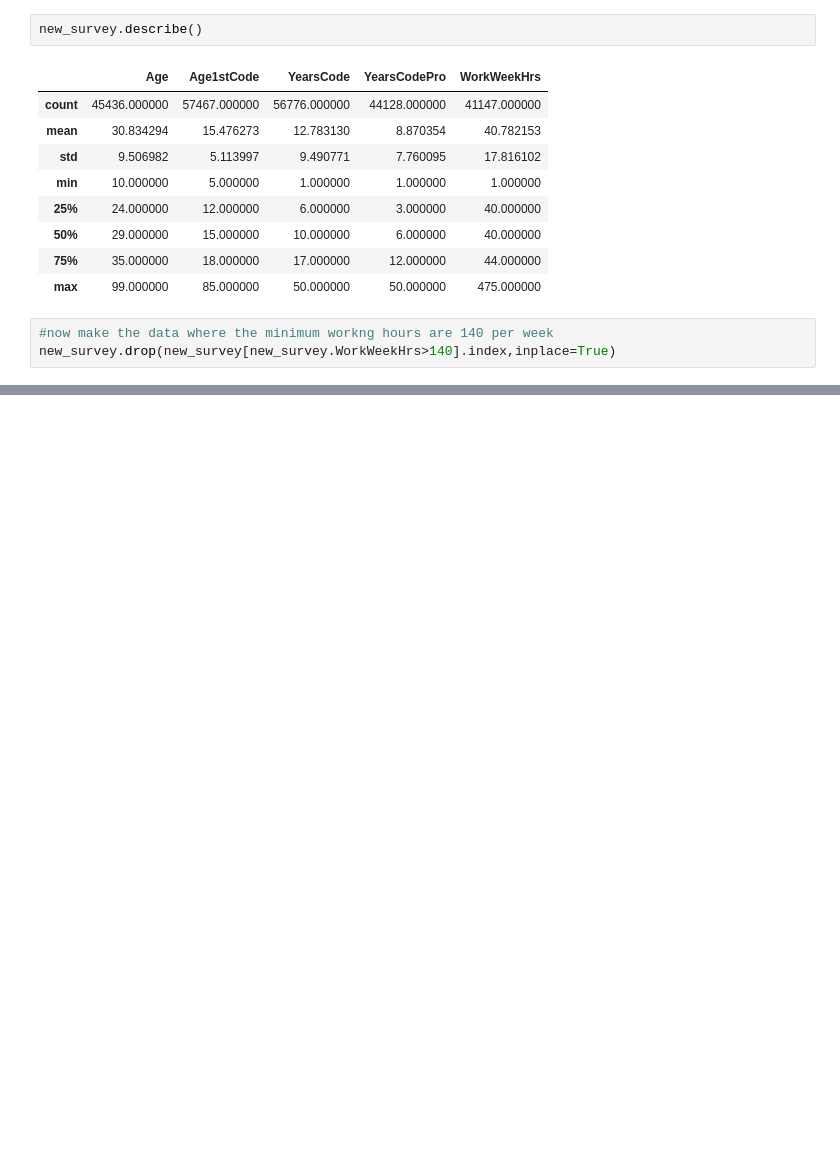
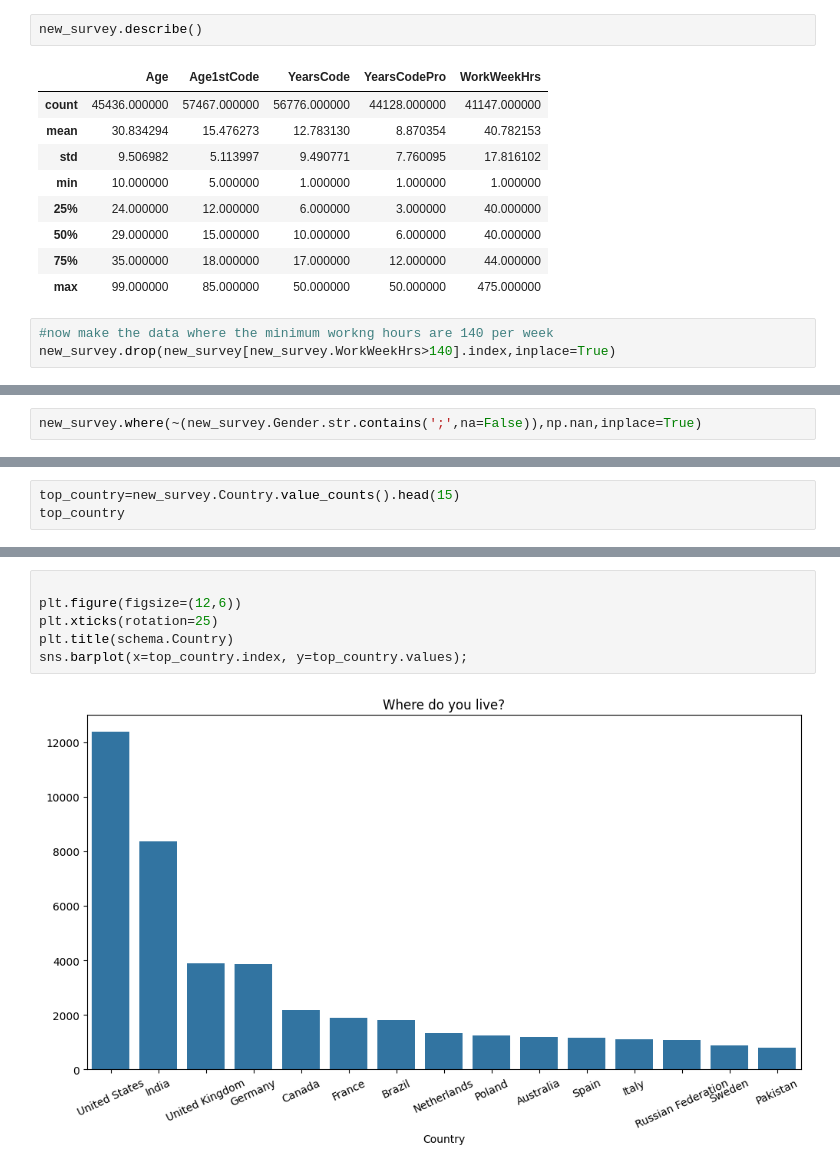
Before and after one commit to BALAJI08953/basic_numpy_python, a Jupyter notebook: eda.ipynb, the cells around one changed output, grey strips where cells are left out. Cells and saved outputs as stored; diff of their text form; blank space fills up the shorter version.

```diff
--- a/eda.ipynb
+++ b/eda.ipynb
@@ -195,0 +209,2 @@ new_survey.drop(new_survey[new_survey.WorkWeekHrs>140].index,inplace=True)
+# %%
+new_survey.where(~(new_survey.Gender.str.contains(';',na=False)),np.nan,inplace=True)
@@ -195,0 +242,3 @@ new_survey.drop(new_survey[new_survey.WorkWeekHrs>140].index,inplace=True)
+# %%
+top_country=new_survey.Country.value_counts().head(15)
+top_country
@@ -195,0 +263,8 @@ new_survey.drop(new_survey[new_survey.WorkWeekHrs>140].index,inplace=True)
+# %%
+
+plt.figure(figsize=(12,6))
+plt.xticks(rotation=25)
+plt.title(schema.Country)
+sns.barplot(x=top_country.index, y=top_country.values);
+# %% [output]
+[figure, added]
```
Also changed, not shown: parts of 9 cells of this notebook.
